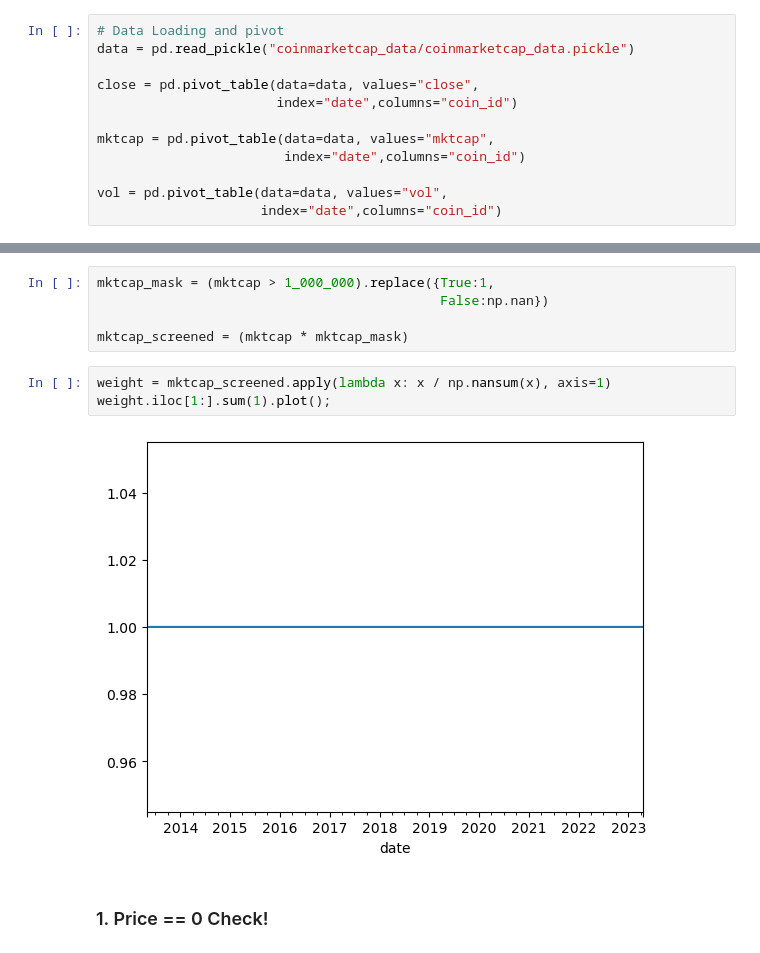
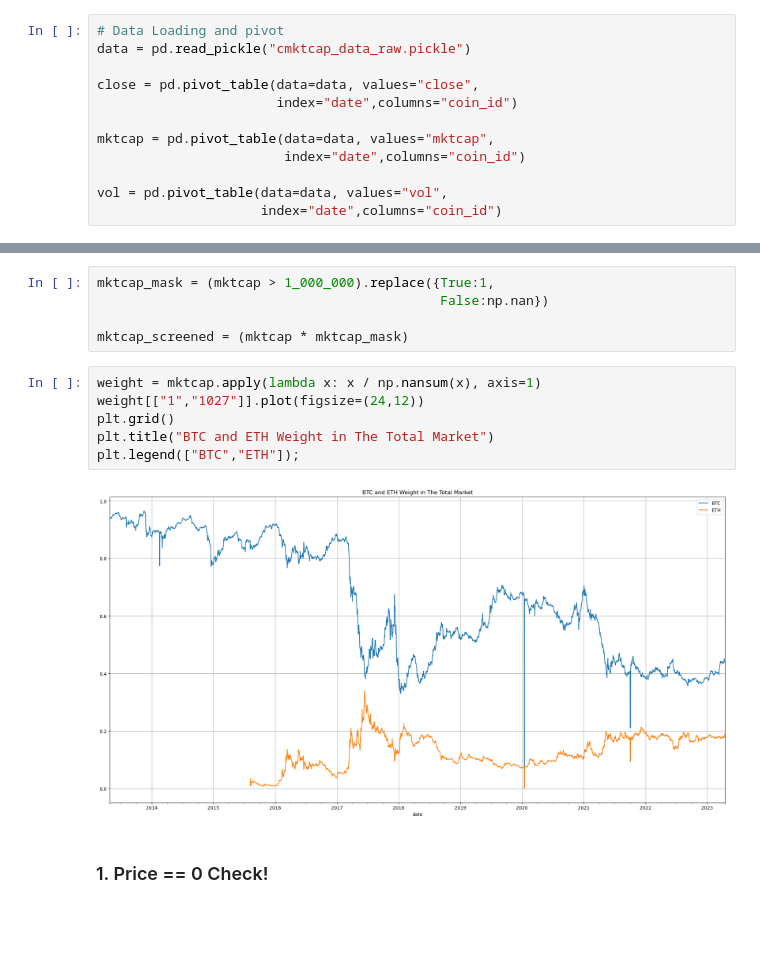
Before and after one commit to Jack-ryu/crypto_paper, a Jupyter notebook: ryu_new_progress/Data_pp_code/data_cleaning.ipynb, the cells around one changed output, grey strips where cells are left out. Saved outputs shown, nothing was run; the diff lists cells and outputs as text; blank space fills up the shorter version.

```diff
--- a/ryu_new_progress/Data_pp_code/data_cleaning.ipynb
+++ b/ryu_new_progress/Data_pp_code/data_cleaning.ipynb
@@ -17,7 +17,7 @@ import pandas as pd
 import matplotlib.pyplot as plt
 # %%
 # Data Loading and pivot
-data = pd.read_pickle("coinmarketcap_data/coinmarketcap_data.pickle")
+data = pd.read_pickle("cmktcap_data_raw.pickle")
 
 close = pd.pivot_table(data=data, values="close",
                        index="date",columns="coin_id")
@@ -37,10 +37,13 @@ mktcap_mask = (mktcap > 1_000_000).replace({True:1,
 
 mktcap_screened = (mktcap * mktcap_mask)
 # %%
-weight = mktcap_screened.apply(lambda x: x / np.nansum(x), axis=1)
-weight.iloc[1:].sum(1).plot();
+weight = mktcap.apply(lambda x: x / np.nansum(x), axis=1)
+weight[["1","1027"]].plot(figsize=(24,12))
+plt.grid()
+plt.title("BTC and ETH Weight in The Total Market")
+plt.legend(["BTC","ETH"]);
 # %% [output]
-[figure, old version]
+[figure, new version]
 # %% [markdown]
 ### 1. Price == 0 Check!
 # %%
```
Also changed, not shown: parts of 6 cells of this notebook, 22 other files.
